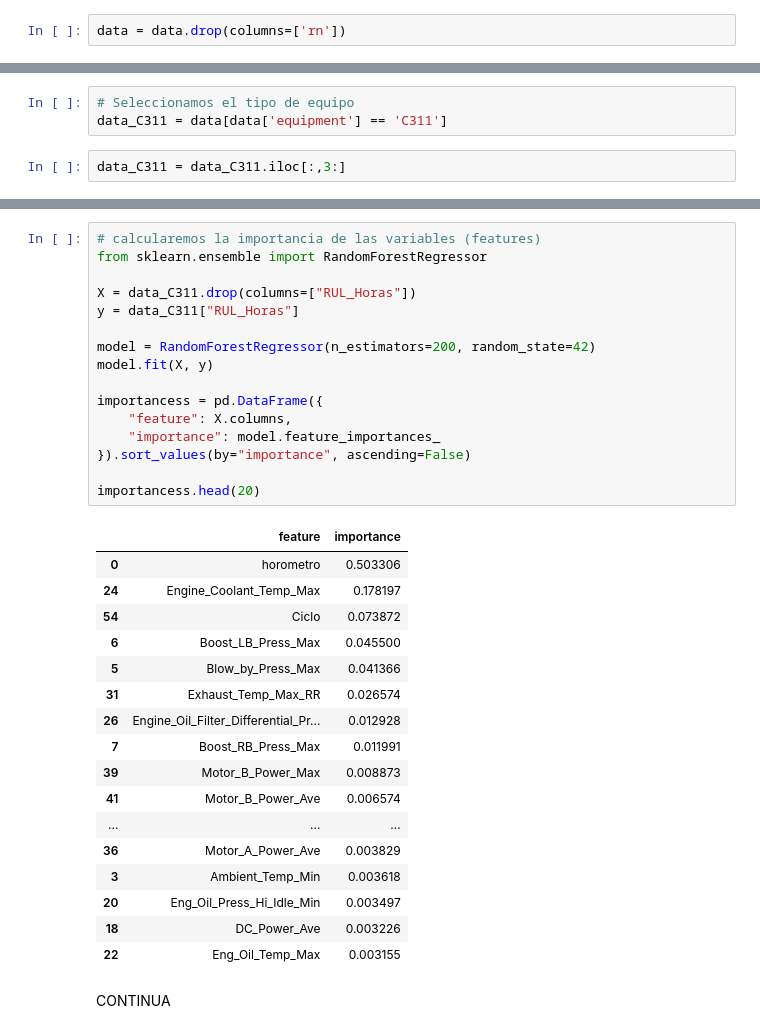
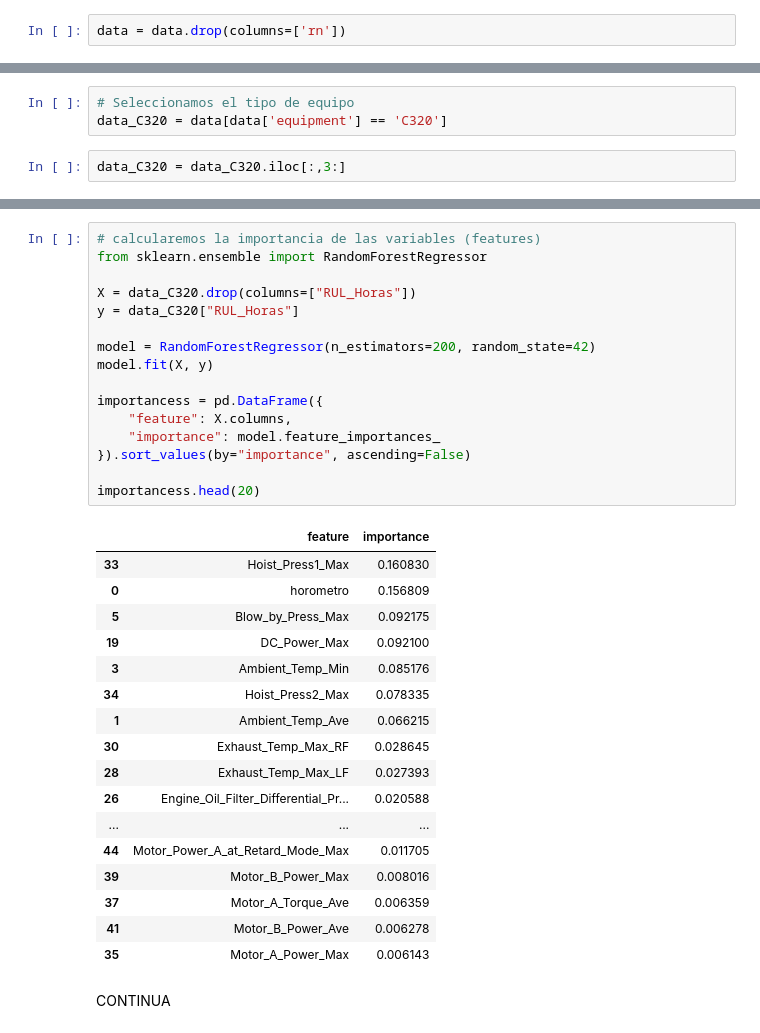
Before and after one commit to ETorresSacha/Prediccion-RULL, a Jupyter notebook: analisis_datos_reto.ipynb, the cells around one changed output, grey strips where cells are left out. Saved outputs shown, nothing was run; the diff lists cells and outputs as text.

```diff
--- a/analisis_datos_reto.ipynb
+++ b/analisis_datos_reto.ipynb
@@ -95,7 +95,7 @@ C328      2
 Name: count, dtype: int64
 # %%
 # Seleccionamos el tipo de equipo
-data_C311 = data[data['equipment'] == 'C311']
+data_C320 = data[data['equipment'] == 'C320']
 # %%
-data_C311 = data_C311.iloc[:,3:]
+data_C320 = data_C320.iloc[:,3:]
 # %%
@@ -117,37 +122,37 @@ data_C311.reset_index(drop=True)
 # %%
 # calcularemos la importancia de las variables (features)
 from sklearn.ensemble import RandomForestRegressor
 
-X = data_C311.drop(columns=["RUL_Horas"])
-y = data_C311["RUL_Horas"]
+X = data_C320.drop(columns=["RUL_Horas"])
+y = data_C320["RUL_Horas"]
 
 model = RandomForestRegressor(n_estimators=200, random_state=42)
 model.fit(X, y)
 
 importancess = pd.DataFrame({
     "feature": X.columns,
     "importance": model.feature_importances_
 }).sort_values(by="importance", ascending=False)
 
 importancess.head(20)
 # %% [output]
 |  | feature | importance |
-| 0 | horometro | 0.503306 |
-| 24 | Engine_Coolant_Temp_Max | 0.178197 |
-| 54 | Ciclo | 0.073872 |
-| 6 | Boost_LB_Press_Max | 0.045500 |
-| 5 | Blow_by_Press_Max | 0.041366 |
-| 31 | Exhaust_Temp_Max_RR | 0.026574 |
-| 26 | Engine_Oil_Filter_Differential_Pr... | 0.012928 |
-| 7 | Boost_RB_Press_Max | 0.011991 |
-| 39 | Motor_B_Power_Max | 0.008873 |
-| 41 | Motor_B_Power_Ave | 0.006574 |
+| 33 | Hoist_Press1_Max | 0.160830 |
+| 0 | horometro | 0.156809 |
+| 5 | Blow_by_Press_Max | 0.092175 |
+| 19 | DC_Power_Max | 0.092100 |
+| 3 | Ambient_Temp_Min | 0.085176 |
+| 34 | Hoist_Press2_Max | 0.078335 |
+| 1 | Ambient_Temp_Ave | 0.066215 |
+| 30 | Exhaust_Temp_Max_RF | 0.028645 |
+| 28 | Exhaust_Temp_Max_LF | 0.027393 |
+| 26 | Engine_Oil_Filter_Differential_Pr... | 0.020588 |
 | ... | ... | ... |
-| 36 | Motor_A_Power_Ave | 0.003829 |
-| 3 | Ambient_Temp_Min | 0.003618 |
-| 20 | Eng_Oil_Press_Hi_Idle_Min | 0.003497 |
-| 18 | DC_Power_Ave | 0.003226 |
-| 22 | Eng_Oil_Temp_Max | 0.003155 |
+| 44 | Motor_Power_A_at_Retard_Mode_Max | 0.011705 |
+| 39 | Motor_B_Power_Max | 0.008016 |
+| 37 | Motor_A_Torque_Ave | 0.006359 |
+| 41 | Motor_B_Power_Ave | 0.006278 |
+| 35 | Motor_A_Power_Max | 0.006143 |
 # %% [markdown]
 CONTINUA
 # %%
```
Also changed, not shown: parts of 1 cell of this notebook.
